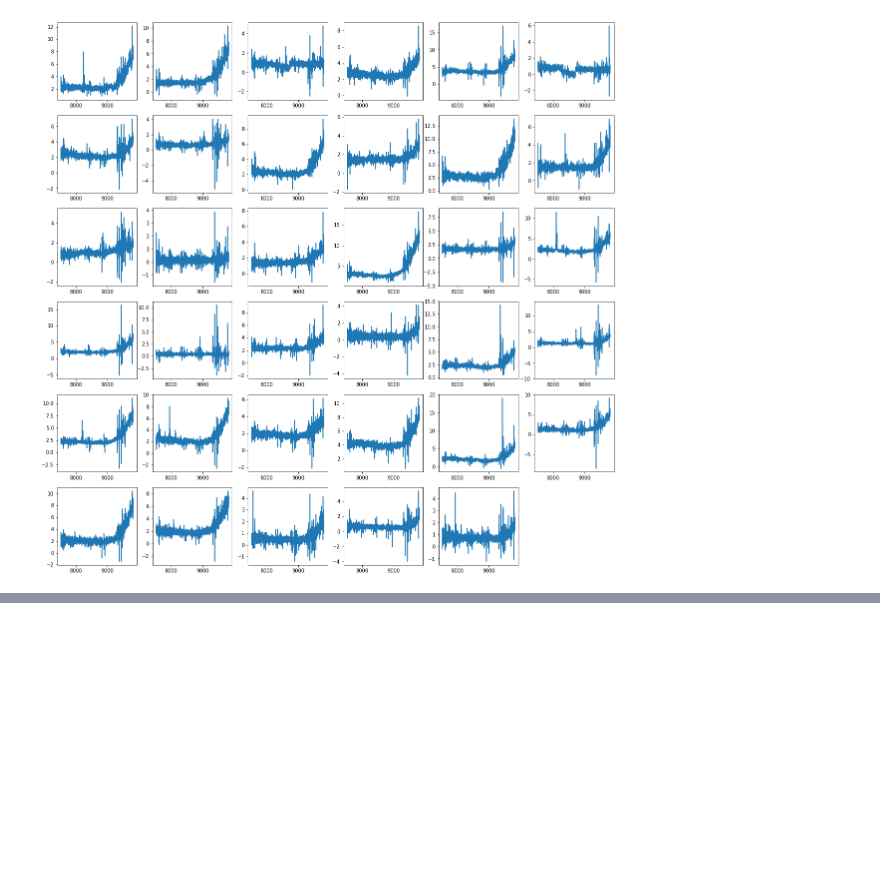
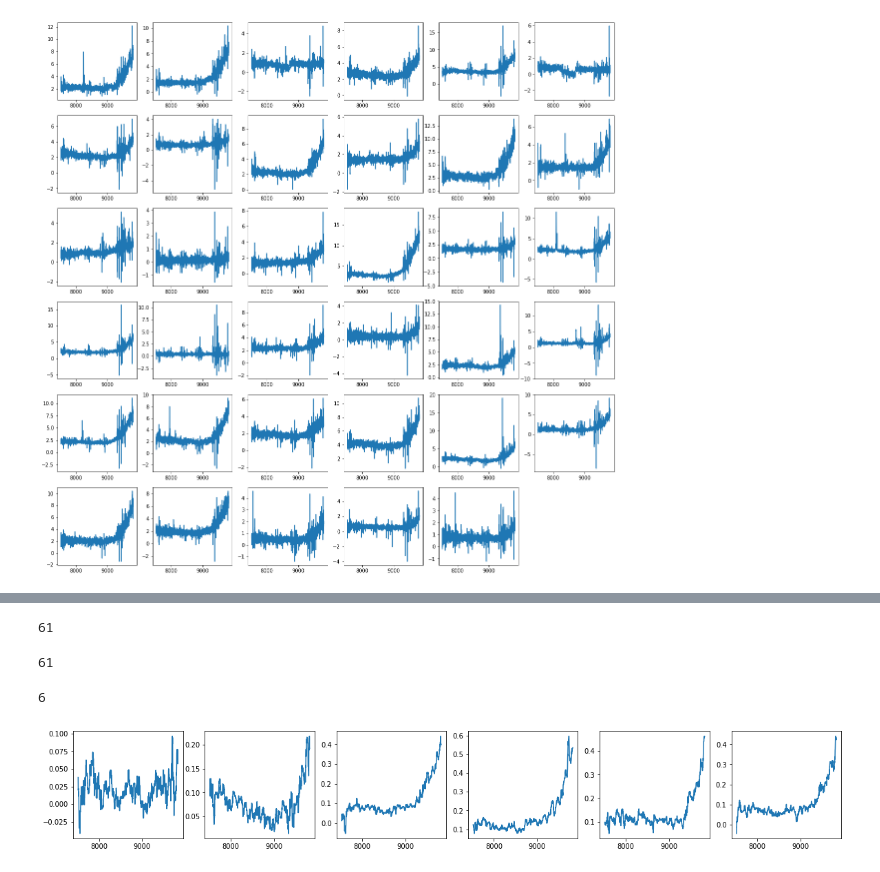
Before and after one commit to astro-blue/DESI_VI, a Jupyter notebook: VI_merging_Blanc/Examples_of_red_calibration.ipynb, the cells around one changed output, grey strips where cells are left out. Saved outputs shown, nothing was run; the diff lists cells and outputs as text; code cells hidden in the pictures; blank space fills up the shorter version.

```diff
--- a/VI_merging_Blanc/Examples_of_red_calibration.ipynb
+++ b/VI_merging_Blanc/Examples_of_red_calibration.ipynb
@@ -45,0 +51,46 @@ for i in range(0,len(fiberid)):
+# %%
+ELG = pd.read_csv(dir+'desi-vi_ELG_tile80608_nightdeep_merged_all_210203.csv')
+# %%
+tmp_ELG = ELG[(ELG['Redrock_z']>1.3) & (ELG['DELTACHI2']>50) & (ELG['best_quality']<=2)]
+# %%
+len(tmp_ELG)
+# %% [output]
+61
+# %%
+data_dict_ELG ={}
+ELG_tile = 80608
+targetid = np.array(tmp_ELG['TARGETID'])
+fiberid = np.array(tmp_ELG['FIBER'])
+#print('Targetid, fiberid, tileid')
+for i in range(0,len(fiberid)):
+    data_dict_ELG[i]=get_specs(tileid=ELG_tile, night='deep', fiber=fiberid[i], coadd=True)
+    #print(targetid[i],fiberid[i],ELG_tile)
+# %%
+red_calibration_f = np.arange(0,len(fiberid))*0.0
+for i in range(0,len(fiberid)):
+    search = np.where(data_dict_ELG[i][0]['z_wavelength']>9300)
+    red_flux = np.median(data_dict_ELG[i][0]['z_flux'][search[0]])
+    search = np.where((data_dict_ELG[i][0]['z_wavelength']<9300) & (data_dict_ELG[i][0]['z_wavelength']>8500))
+    blue_flux = np.median(data_dict_ELG[i][0]['z_flux'][search[0]])
+    if (red_flux/blue_flux>=2) & (red_flux>0):
+        red_calibration_f[i]=1
+# %%
+#ed_calibration_f
+len(red_calibration_f)
+# %% [output]
+61
+# %%
+#order_index = np.argsort(-1*red_calibration_f)
+
+search = np.where(red_calibration_f>0.5)
+print(len(search[0]))
+plt.figure(figsize=(20,20))
+for i in range(0,len(search[0])):
+    plt.subplot(6,6,i+1)
+    plt.plot(data_dict_ELG[search[0][i]][0]['z_wavelength'],
+             sn.median_filter(data_dict_ELG[search[0][i]][0]['z_flux'],51)
+            )
+    #plt.legend()
+# %% [output]
+6
+[figure, added]
```
Also changed, not shown: parts of 4 cells of this notebook.
